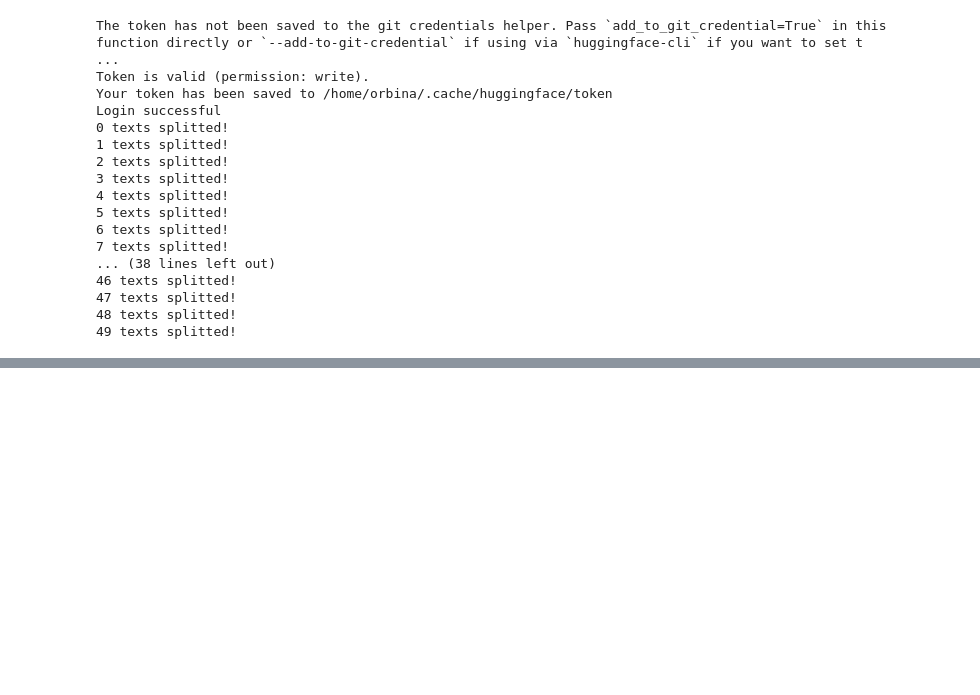
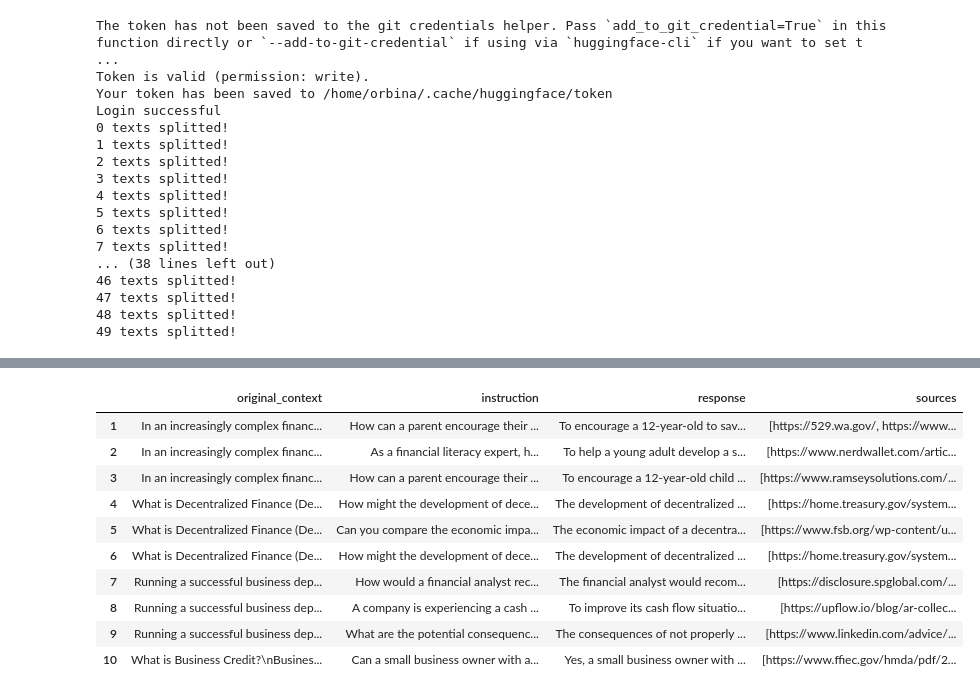
Before and after one commit to malhajar17/GoogledWeb, a Jupyter notebook: test_sdk.ipynb, the cells around one changed output, grey strips where cells are left out. Saved outputs shown, nothing was run; the diff lists cells and outputs as text; code cells hidden in the pictures; blank space fills up the shorter version.

```diff
--- a/test_sdk.ipynb
+++ b/test_sdk.ipynb
@@ -251,0 +430,11 @@ texts = filter_text_by_topic(texts, "finance", 50)
+# %%
+# remaining_texts = []
+# for r in result:
+#     if result[r] == True:
+#         remaining_texts.append(r)
+# len(remaining_texts)
+remaining_texts = []
+for i in range(len(result)):
+    if result[i] == True:
+        remaining_texts.append(splitted_texts[i])
+len(remaining_texts)
@@ -434,0 +636,4 @@ all_q.to_csv("data/fineweb_instructions.csv", index=False)
+# %%
+import pandas as pd
+
+instructions = pd.read_csv("data/fineweb_instructions.csv")["instruction"]
@@ -434,0 +683,3 @@ all_q.to_csv("data/fineweb_instructions.csv", index=False)
+# %%
+instruction_df = pd.read_csv("data/fineweb_instructions.csv")
+instruction_df.head(10)
@@ -434,0 +698,25 @@ all_q.to_csv("data/fineweb_instructions.csv", index=False)
+# %%
+def search_for_all_queries(instruction_df):
+    completed_df = pd.DataFrame(columns = ["original_context", "instruction", "response", "sources"])
+    all_contexts = list(instruction_df["text"])
+    all_instructions = list(instruction_df["instruction"])
+    for i in tqdm(range(len(instruction_df))):
+        res, sources = search_for_query(all_instructions[i])
+        completed_df.loc[len(completed_df) + 1] = [all_contexts[i], all_instructions[i], res, sources]
+    return completed_df
+
+completed_df = search_for_all_queries(instruction_df[:10])
+# %%
+completed_df
+# %% [output]
+|  | original_context | instruction | response | sources |
+| 1 | In an increasingly complex financ... | How can a parent encourage their ... | To encourage a 12-year-old to sav... | [https://529.wa.gov/, https://www... |
+| 2 | In an increasingly complex financ... | As a financial literacy expert, h... | To help a young adult develop a s... | [https://www.nerdwallet.com/artic... |
+| 3 | In an increasingly complex financ... | How can a parent encourage their ... | To encourage a 12-year-old child ... | [https://www.ramseysolutions.com/... |
+| 4 | What is Decentralized Finance (De... | How might the development of dece... | The development of decentralized ... | [https://home.treasury.gov/system... |
+| 5 | What is Decentralized Finance (De... | Can you compare the economic impa... | The economic impact of a decentra... | [https://www.fsb.org/wp-content/u... |
+| 6 | What is Decentralized Finance (De... | How might the development of dece... | The development of decentralized ... | [https://home.treasury.gov/system... |
+| 7 | Running a successful business dep... | How would a financial analyst rec... | The financial analyst would recom... | [https://disclosure.spglobal.com/... |
+| 8 | Running a successful business dep... | A company is experiencing a cash ... | To improve its cash flow situatio... | [https://upflow.io/blog/ar-collec... |
+| 9 | Running a successful business dep... | What are the potential consequenc... | The consequences of not properly ... | [https://www.linkedin.com/advice/... |
+| 10 | What is Business Credit?\nBusines... | Can a small business owner with a... | Yes, a small business owner with ... | [https://www.ffiec.gov/hmda/pdf/2... |
```
Also changed, not shown: parts of 13 cells of this notebook, 3 other files.
